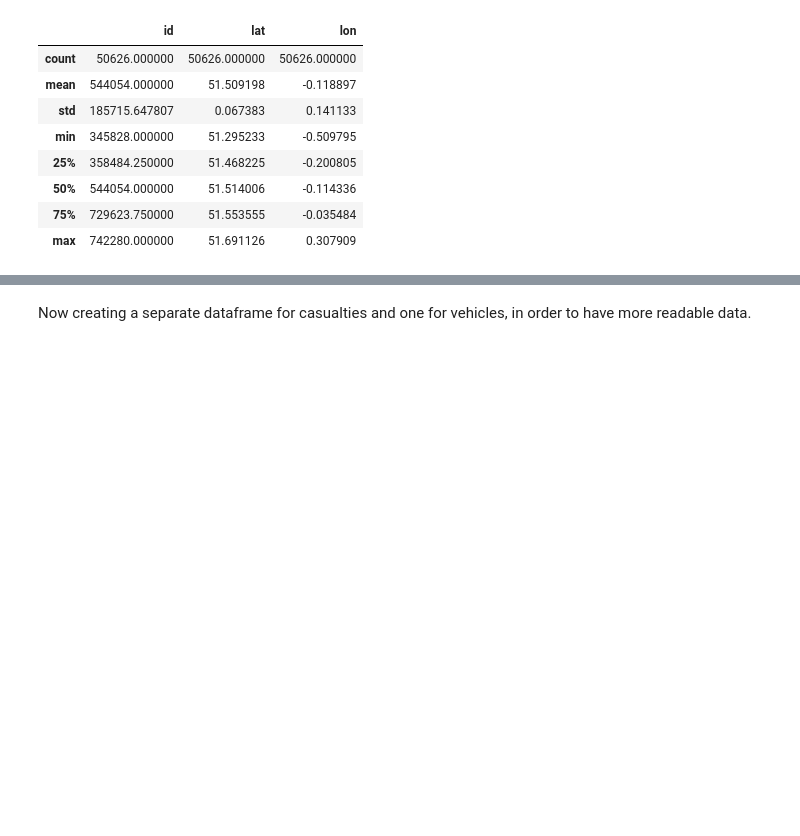
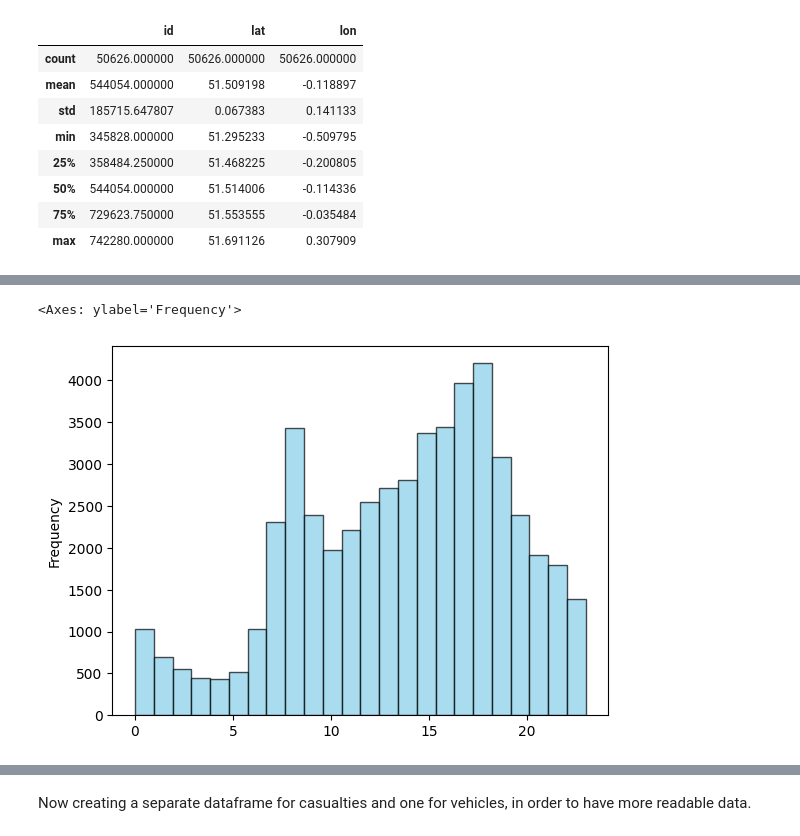
Before and after one commit to asalazar18s/TfL-accidents-dataset-analysis, a Jupyter notebook: AI_in_industry_project.ipynb, the cells around one changed output, grey strips where cells are left out. Cells and saved outputs as stored; diff of their text form; code cells hidden in the pictures; blank space fills up the shorter version.

```diff
--- a/AI_in_industry_project.ipynb
+++ b/AI_in_industry_project.ipynb
@@ -69,0 +91,5 @@ df.drop('location', axis=1, inplace=True)
+# %%
+df['date'].dt.hour.plot.hist(bins=24, color='skyblue', edgecolor='black', alpha=0.7)
+# %% [output]
+<Axes: ylabel='Frequency'>
+[figure, added]
```
Also changed, not shown: parts of 7 cells of this notebook, 1 other file.
